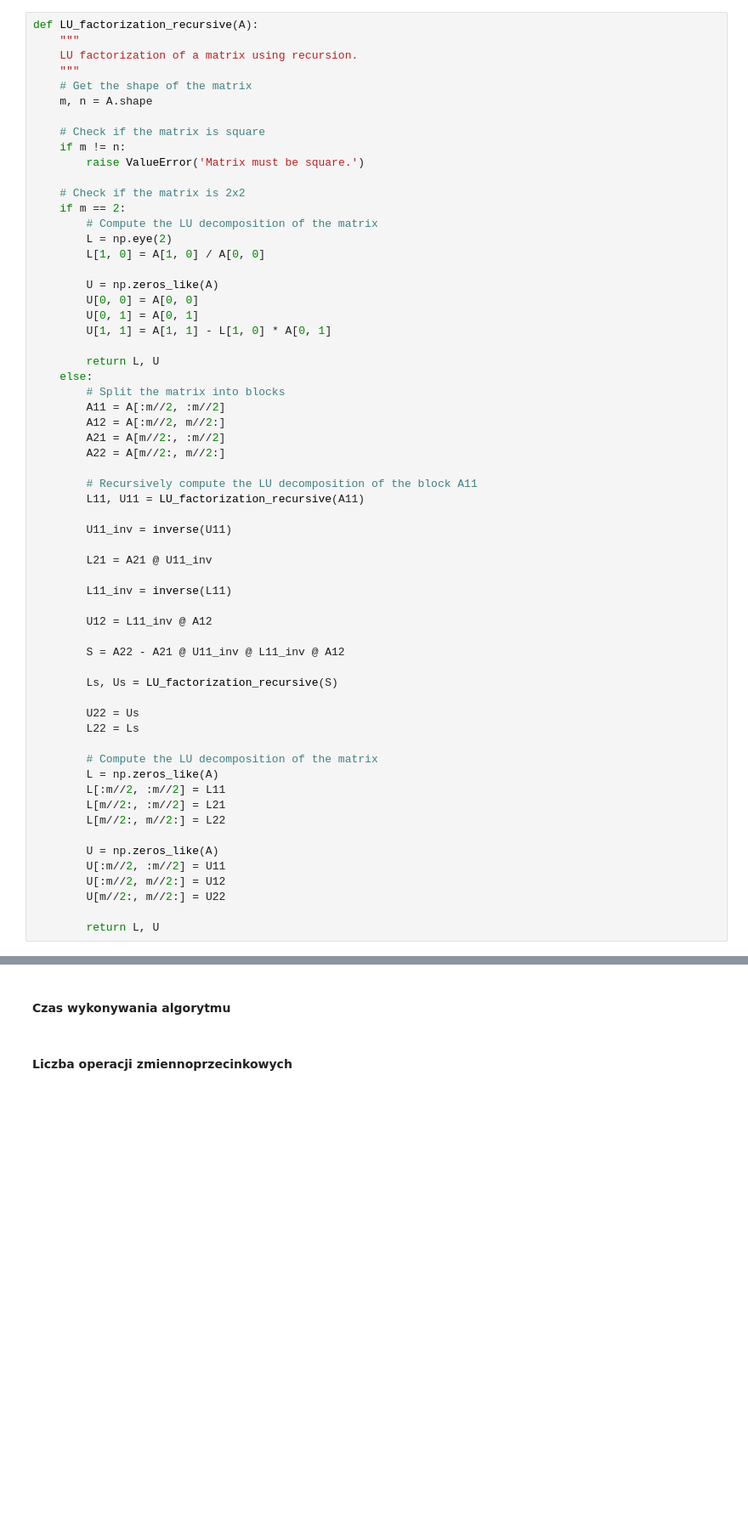
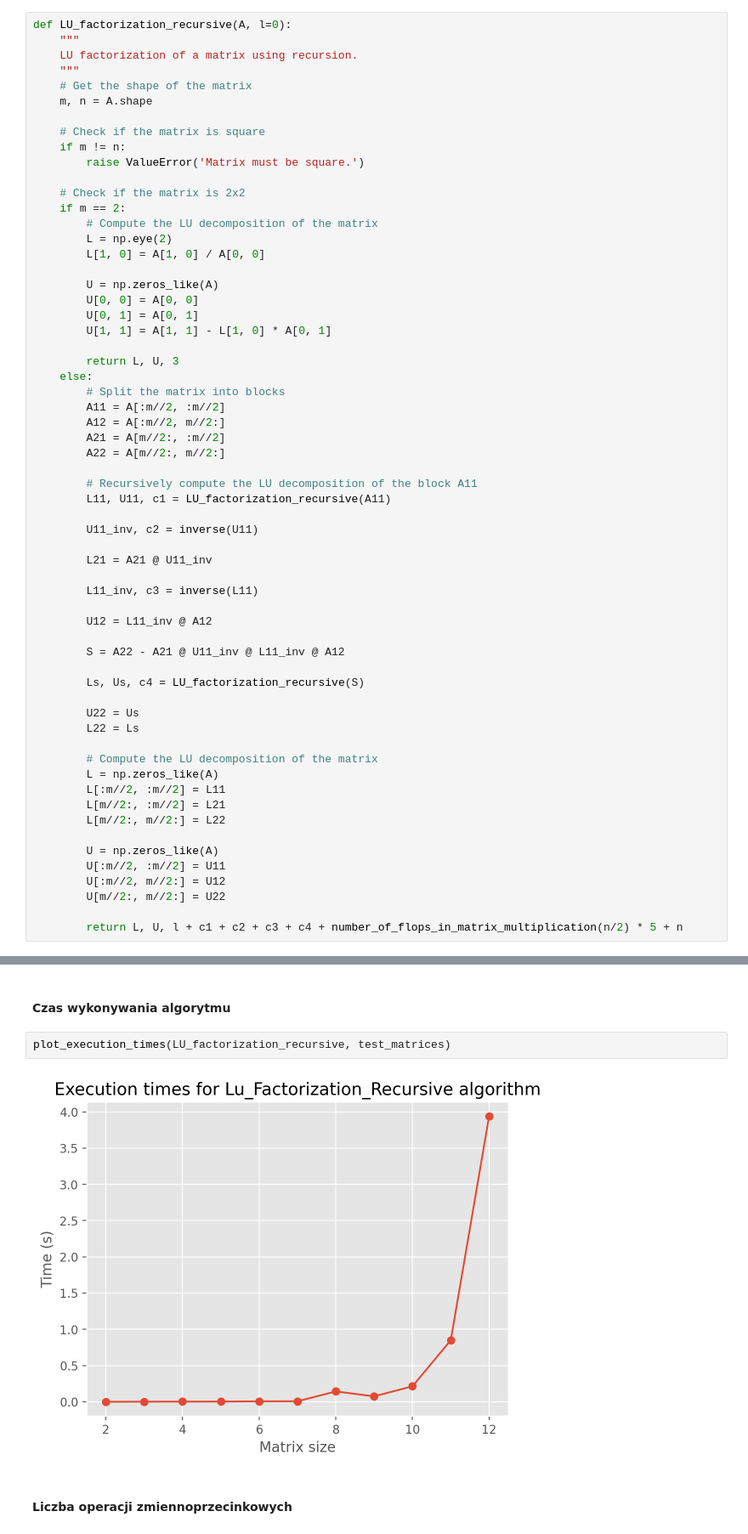
Before and after one commit to pklatka/matrix-algorithms-course, a Jupyter notebook: lab02/lab02.ipynb, the cells around one changed output, grey strips where cells are left out. Shown at 85% size. Drawn from its saved outputs; the diff is of its cells as text; blank space fills up the shorter version.

```diff
--- a/lab02/lab02.ipynb
+++ b/lab02/lab02.ipynb
@@ -105,5 +245,5 @@ OPIS
 # %%
-def LU_factorization_recursive(A):
+def LU_factorization_recursive(A, l=0):
     """
     LU factorization of a matrix using recursion.
     """
@@ -125,7 +265,7 @@ def LU_factorization_recursive(A):
         U[0, 1] = A[0, 1]
         U[1, 1] = A[1, 1] - L[1, 0] * A[0, 1]
 
-        return L, U
+        return L, U, 3
     else:
         # Split the matrix into blocks
         A11 = A[:m//2, :m//2]
@@ -134,19 +274,19 @@ def LU_factorization_recursive(A):
         A22 = A[m//2:, m//2:]
 
         # Recursively compute the LU decomposition of the block A11
-        L11, U11 = LU_factorization_recursive(A11)
+        L11, U11, c1 = LU_factorization_recursive(A11)
 
-        U11_inv = inverse(U11)
+        U11_inv, c2 = inverse(U11)
 
         L21 = A21 @ U11_inv
 
-        L11_inv = inverse(L11)
+        L11_inv, c3 = inverse(L11)
 
         U12 = L11_inv @ A12
 
         S = A22 - A21 @ U11_inv @ L11_inv @ A12
 
-        Ls, Us = LU_factorization_recursive(S)
+        Ls, Us, c4 = LU_factorization_recursive(S)
 
         U22 = Us
         L22 = Ls
@@ -162,7 +302,7 @@ def LU_factorization_recursive(A):
         U[:m//2, m//2:] = U12
         U[m//2:, m//2:] = U22
 
-        return L, U
+        return L, U, l + c1 + c2 + c3 + c4 + number_of_flops_in_matrix_multiplication(n/2) * 5 + n
 # %% [markdown]
 ### Test poprawności algorytmu
 # %%
@@ -182,5 +322,9 @@ Correct
 ### Analiza algorytmu
 # %% [markdown]
 #### Czas wykonywania algorytmu
+# %%
+plot_execution_times(LU_factorization_recursive, test_matrices)
+# %% [output]
+[figure, added]
 # %% [markdown]
 #### Liczba operacji zmiennoprzecinkowych
```
Also changed, not shown: parts of 12 cells of this notebook.
